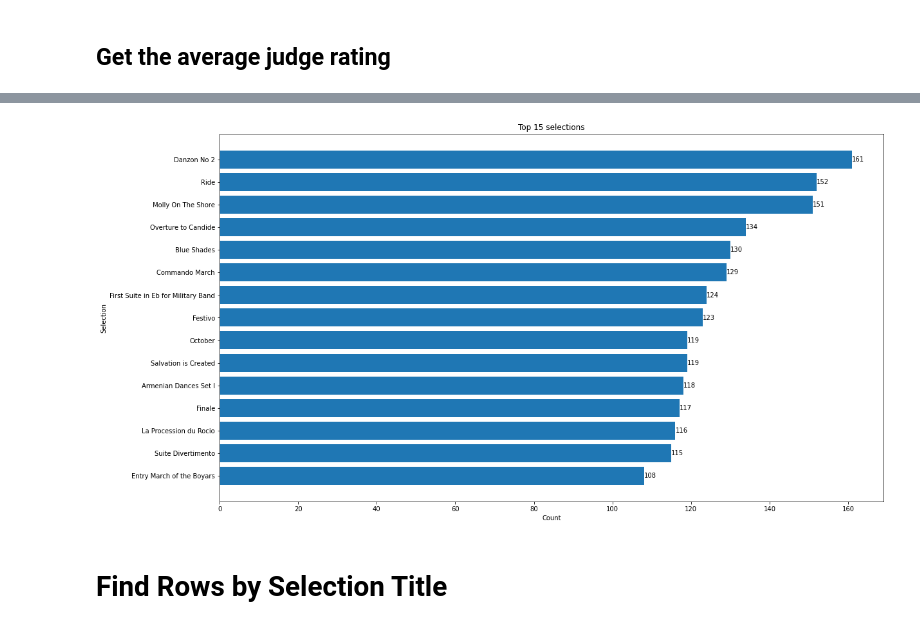
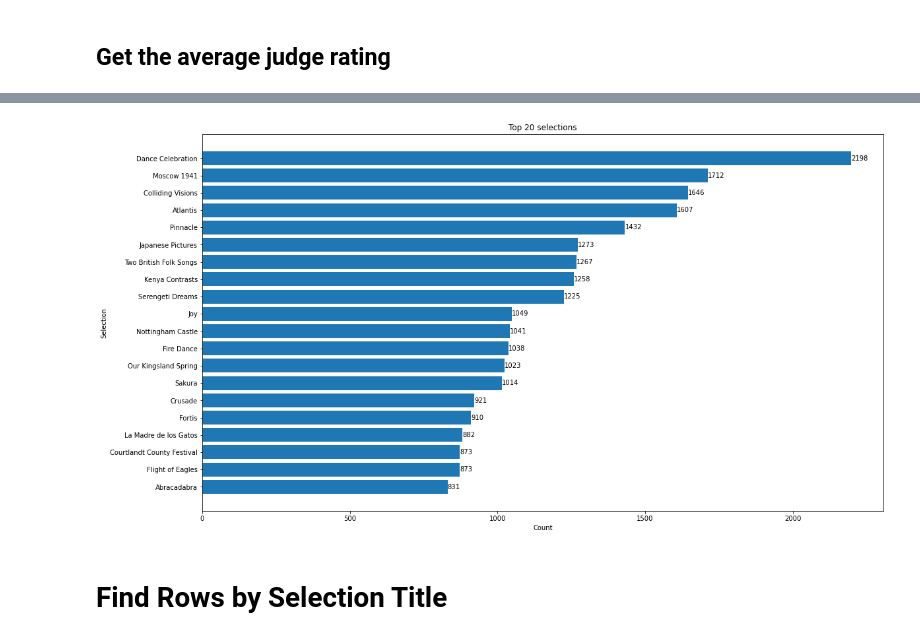
Before and after one commit to macdkw89/uil_results, a Jupyter notebook: data.ipynb, the cells around one changed output, grey strips where cells are left out. Drawn from its saved outputs; the diff is of its cells as text; code cells hidden in the pictures.

```diff
--- a/data.ipynb
+++ b/data.ipynb
@@ -8,7 +8,7 @@ from fuzzywuzzy import process
 # Load the data CSVs
 # %%
 # Load full_output.csv
-df = pd.read_csv('full_output.csv')
+df = pd.read_csv('csv_files/full_output.csv')
 df.columns = df.columns.str.strip()
 
 # Drop Event and TEA column
@@ -16,7 +16,7 @@ df = df.drop(columns=['Event', 'TEA'])
 print(len(df))
 
 # Load pml_output.csv
-pml_df = pd.read_csv('pml_output.csv')
+pml_df = pd.read_csv('csv_files/pml_output.csv')
 pml_df.columns = pml_df.columns.str.strip()
 # %% [output]
 60669
@@ -144,23 +147,23 @@ plt.show()
 # %%
-#plot top n selections
+# Plot top n selections
 def plotter(n=20, df=df):
     fig, ax = plt.subplots()
     bars = ax.barh(top_n_grabber(n, df)[0], top_n_grabber(n, df)[1])
     ax.set_title(f'Top {n} selections')
     ax.set_xlabel('Count')
     ax.set_ylabel('Selection')
     for bars in ax.containers:
         ax.bar_label(bars)
     # invert the y-axis
     ax.invert_yaxis()
    # reset size of the plot
     fig.set_size_inches(18.5, 10.5)
 
     plt.show()
 
-plotter(15, df_5a_6a_varsity)
+plotter(20, df)
 # %% [output]
-[figure, old version]
+[figure, new version]
 # %% [markdown]
 # Find Rows by Selection Title
 # %%
```
Also changed, not shown: parts of 3 cells of this notebook, 19 other files.
